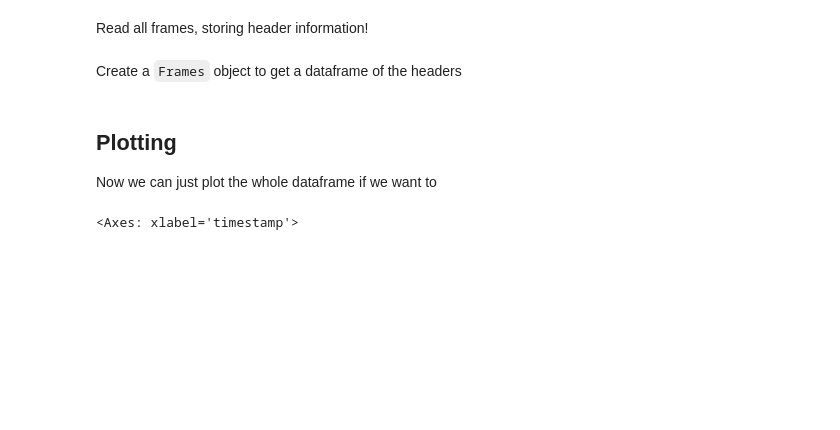
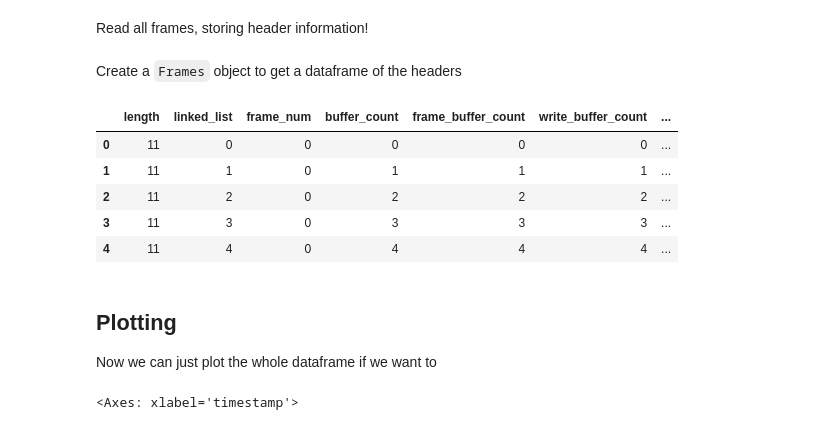
Before and after one commit to Aharoni-Lab/miniscope-io, a Jupyter notebook: notebooks/plot_headers.ipynb, the cells around one changed output. Cells and saved outputs as stored; diff of their text form; code cells hidden in the pictures; blank space fills up the shorter version.

Commit message:
Add a call to head() to show the data structure

```diff
--- a/notebooks/plot_headers.ipynb
+++ b/notebooks/plot_headers.ipynb
@@ -34,6 +34,14 @@ Create a `Frames` object to get a dataframe of the headers
 # %%
 frames = Frames(frames=frames)
 headers = frames.to_df(what='headers')
+headers.head()
+# %% [output]
+|  | length | linked_list | frame_num | buffer_count | frame_buffer_count | write_buffer_count | ... |
+| 0 | 11 | 0 | 0 | 0 | 0 | 0 | ... |
+| 1 | 11 | 1 | 0 | 1 | 1 | 1 | ... |
+| 2 | 11 | 2 | 0 | 2 | 2 | 2 | ... |
+| 3 | 11 | 3 | 0 | 3 | 3 | 3 | ... |
+| 4 | 11 | 4 | 0 | 4 | 4 | 4 | ... |
 # %% [markdown]
 ## Plotting
 
```
